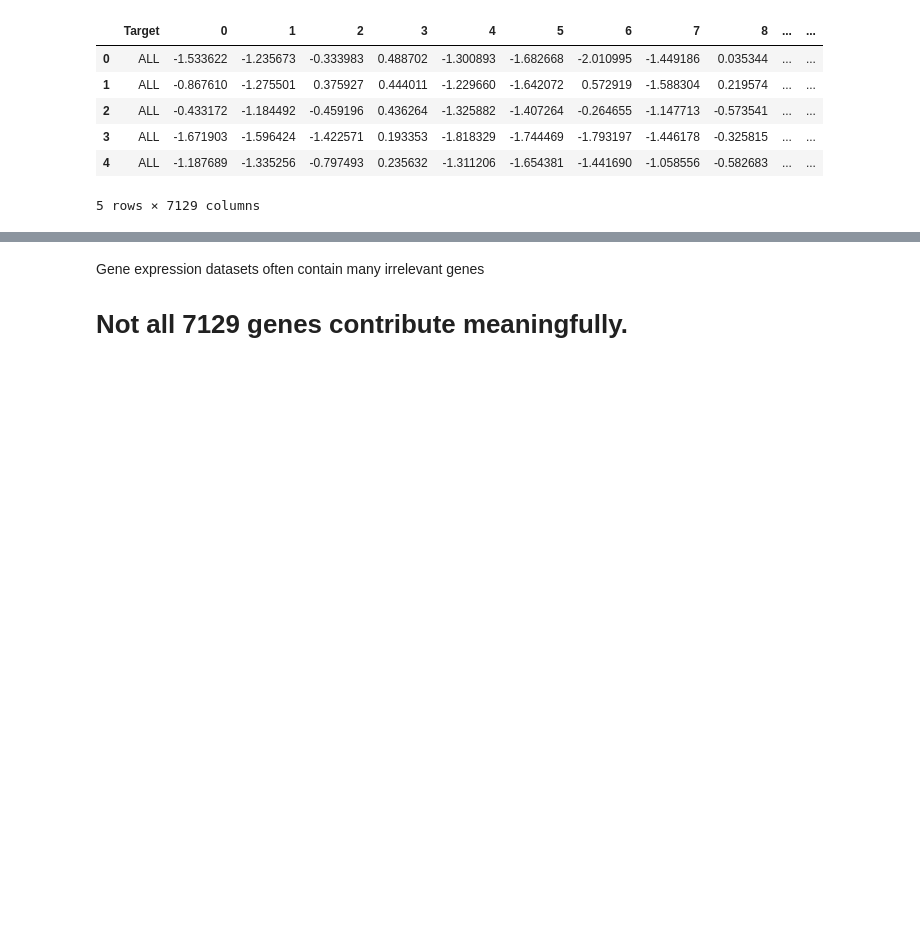
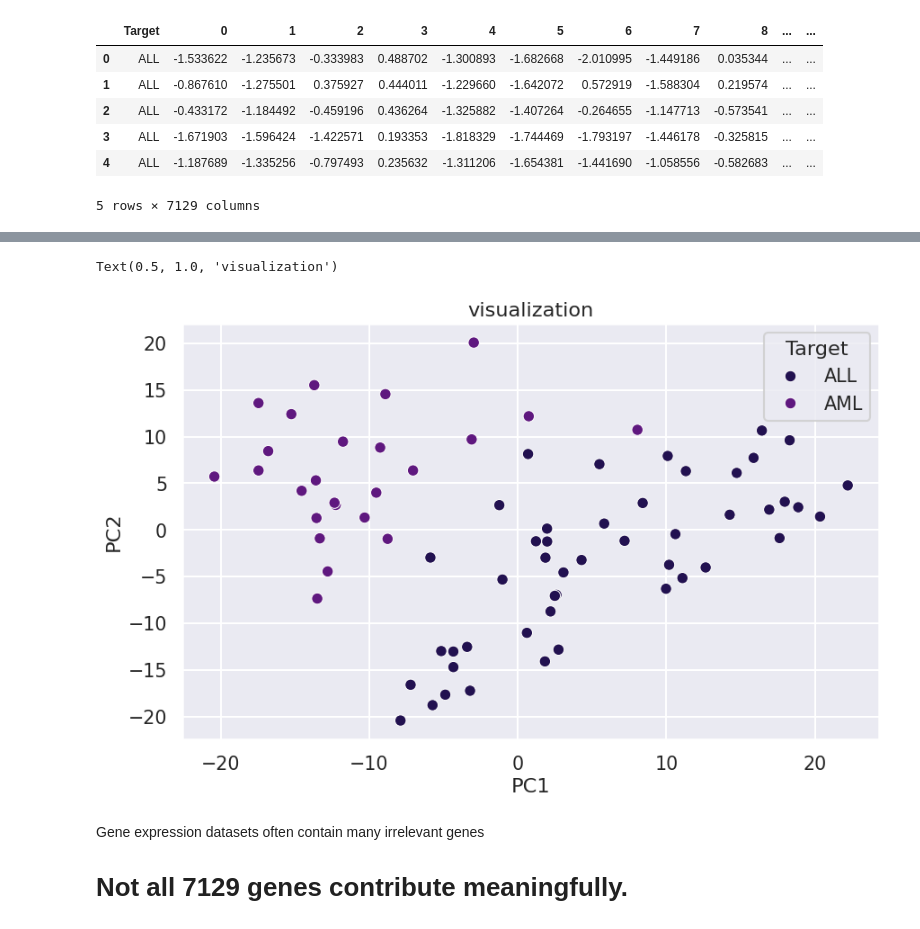
Before and after one commit to Arif118/Leukemia-Classification-from-Gene-Expression-, a Jupyter notebook: Leukemia_Classification.ipynb, the cells around one changed output, grey strips where cells are left out. Saved outputs shown, nothing was run; the diff lists cells and outputs as text; code cells hidden in the pictures; blank space fills up the shorter version.

```diff
--- a/Leukemia_Classification.ipynb
+++ b/Leukemia_Classification.ipynb
@@ -93,0 +96,6 @@ y = df['Target']
+# %%
+pca = PCA(n_components=2)
+X_pca = pca.fit_transform(X)
+# %%
+X_pca = pd.DataFrame(X_pca, columns=['PC1', 'PC2'])
+X_pca.head()
@@ -94 +109,10 @@ y = df['Target']
+# %%
+sns.set_style("darkgrid")
+sns.set_palette("magma")
+# %%
+sns.scatterplot(data=X_pca, x='PC1', y='PC2', hue=y)
+plt.title('visualization')
+# %% [output]
+Text(0.5, 1.0, 'visualization')
+[figure, added]
 # %%
```
Also changed, not shown: parts of 8 cells of this notebook.
